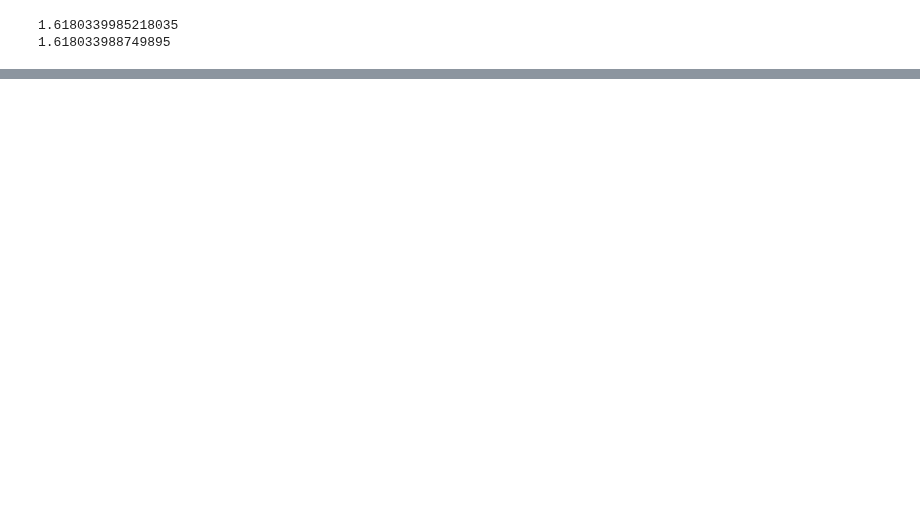
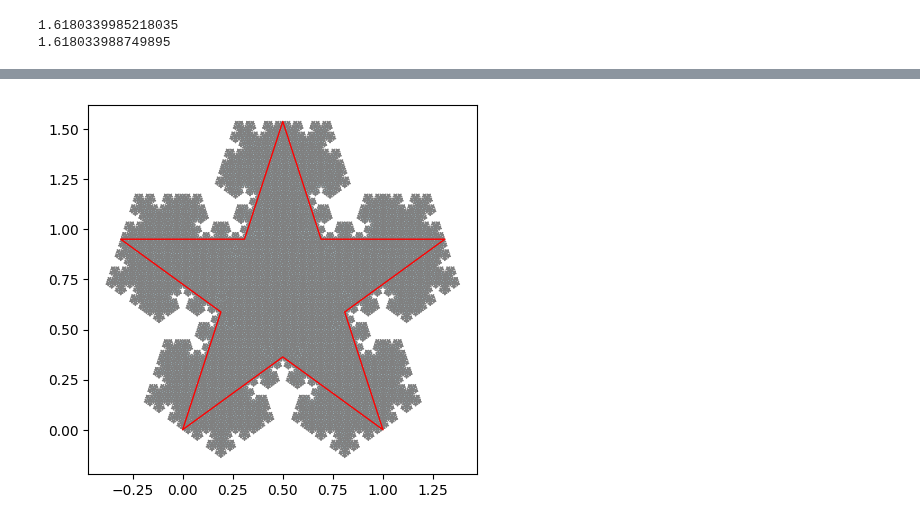
Before and after one commit to nj-vs-vh/funbin, a Jupyter notebook: scripts/penrose_subdivision.ipynb, the cells around one changed output, grey strips where cells are left out. Drawn from its saved outputs; the diff is of its cells as text; code cells hidden in the pictures; blank space fills up the shorter version.

```diff
--- a/scripts/penrose_subdivision.ipynb
+++ b/scripts/penrose_subdivision.ipynb
@@ -69,0 +76,35 @@ ax.set_yscale("log")
+# %%
+from funbin.geometry import Polygon
+
+conservative_border = run_defaltion(
+    tiles=pent1,
+    iterations=1,
+)
+
+pent_large = pent1[0].as_polygon()
+pent_small = conservative_border[0]
+
+points = []
+rot_idx = 2
+lg_vertices = list(pent_large.vertices)
+lg_vertices = lg_vertices[rot_idx:] + lg_vertices[:rot_idx]
+for sm_edge, lg_vertex in zip(pent_small.edges, lg_vertices):
+    points.append(sm_edge[0])
+    points.append(lg_vertex)
+    points.append(sm_edge[1])
+
+star = Polygon.from_points(points)
+# %%
+tiling = run_defaltion(
+    tiles=pent1,
+    iterations=5,
+)
+fig, ax = plt.subplots()
+ax.add_collection(as_poly_collection(tiling, facecolors="lightblue"))
+# ax.add_collection(as_poly_collection([t.as_polygon() for t in pent1], edgecolors="green"))
+# ax.add_collection(as_poly_collection(conservative_border, edgecolors="red"))
+ax.add_collection(as_poly_collection([star], edgecolors="red"))
+Box.bounding_all(tiling).resized(1.1).fit_axes(ax)
+ax.set_aspect("equal")
+# %% [output]
+[figure, added]
```
Also changed, not shown: parts of 7 cells of this notebook, 10 other files.
